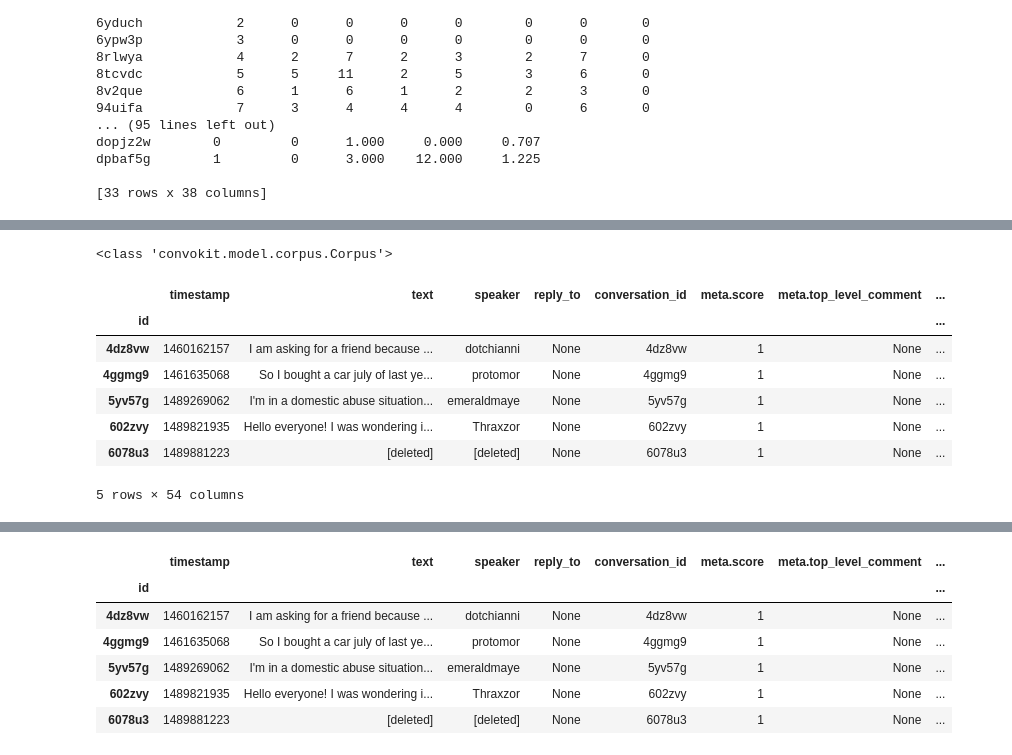
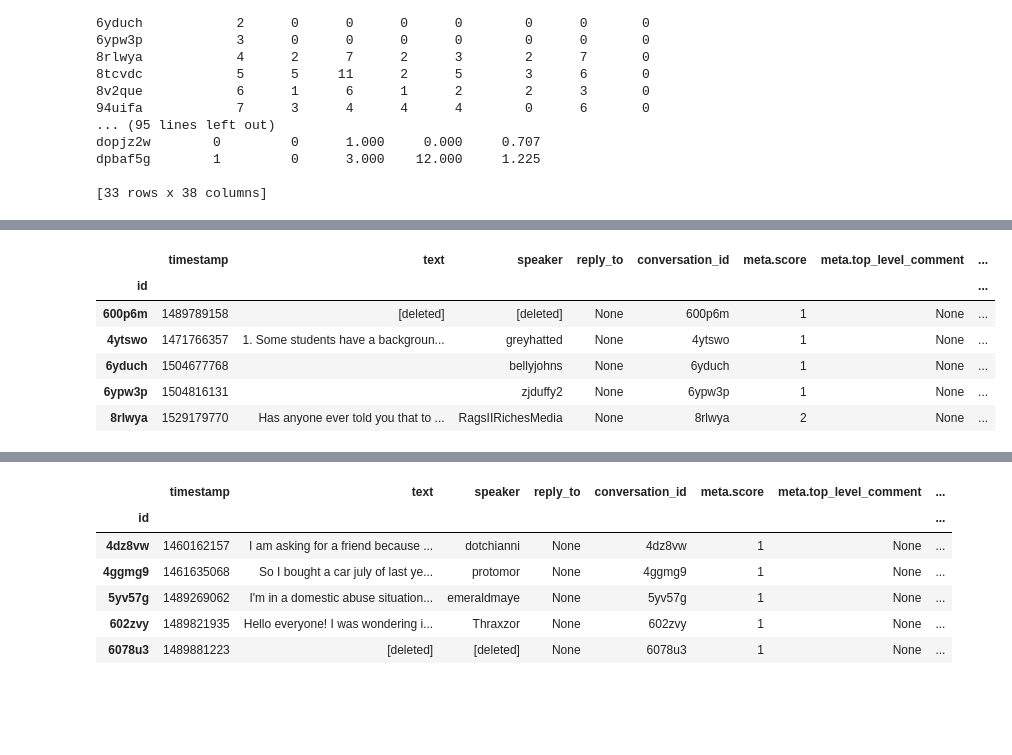
Before and after one commit to maxchamplin/NLP_and_Identity_project1, a Jupyter notebook: test.ipynb, the cells around one changed output, grey strips where cells are left out. Saved outputs shown, nothing was run; the diff lists cells and outputs as text; code cells hidden in the pictures; blank space fills up the shorter version.

```diff
--- a/test.ipynb
+++ b/test.ipynb
@@ -101,4 +101,8 @@ dpbaf5g        1         0      3.000    12.000     1.225
 [33 rows x 38 columns]
 # %%
 new = CLF.tokenize(Corpus2)
-new.get_utterances_dataframe()
+
+
+old = CLF.tokenize(Corpus1)
+
+CLF.features_to_csv(old, 'olddata.csv')
@@ -120,18 +109,18 @@ new.get_utterances_dataframe()
 # %%
+
 new = CLF.transform_corpus(new,'data.csv')
+old = CLF.transform_corpus(old,'olddata.csv')
 
-print(type(new))
-new.get_utterances_dataframe().head()
+
+old.get_utterances_dataframe().head()
 # %% [output]
-<class 'convokit.model.corpus.Corpus'>
 |  | timestamp | text | speaker | reply_to | conversation_id | meta.score | meta.top_level_comment | ... |
 | id |  |  |  |  |  |  |  | ... |
-| 4dz8vw | 1460162157 | I am asking for a friend because ... | dotchianni | None | 4dz8vw | 1 | None | ... |
-| 4ggmg9 | 1461635068 | So I bought a car july of last ye... | protomor | None | 4ggmg9 | 1 | None | ... |
-| 5yv57g | 1489269062 | I'm in a domestic abuse situation... | emeraldmaye | None | 5yv57g | 1 | None | ... |
-| 602zvy | 1489821935 | Hello everyone! I was wondering i... | Thraxzor | None | 602zvy | 1 | None | ... |
-| 6078u3 | 1489881223 | [deleted] | [deleted] | None | 6078u3 | 1 | None | ... |
+| 600p6m | 1489789158 | [deleted] | [deleted] | None | 600p6m | 1 | None | ... |
+| 4ytswo | 1471766357 | 1. Some students have a backgroun... | greyhatted | None | 4ytswo | 1 | None | ... |
+| 6yduch | 1504677768 |  | bellyjohns | None | 6yduch | 1 | None | ... |
+| 6ypw3p | 1504816131 |  | zjduffy2 | None | 6ypw3p | 1 | None | ... |
+| 8rlwya | 1529179770 | Has anyone ever told you that to ... | RagsIIRichesMedia | None | 8rlwya | 2 | None | ... |
-5 rows × 54 columns
 # %%
 print(type(new))
 # %% [output]
```
Also changed, not shown: parts of 8 cells of this notebook, 2 other files.
